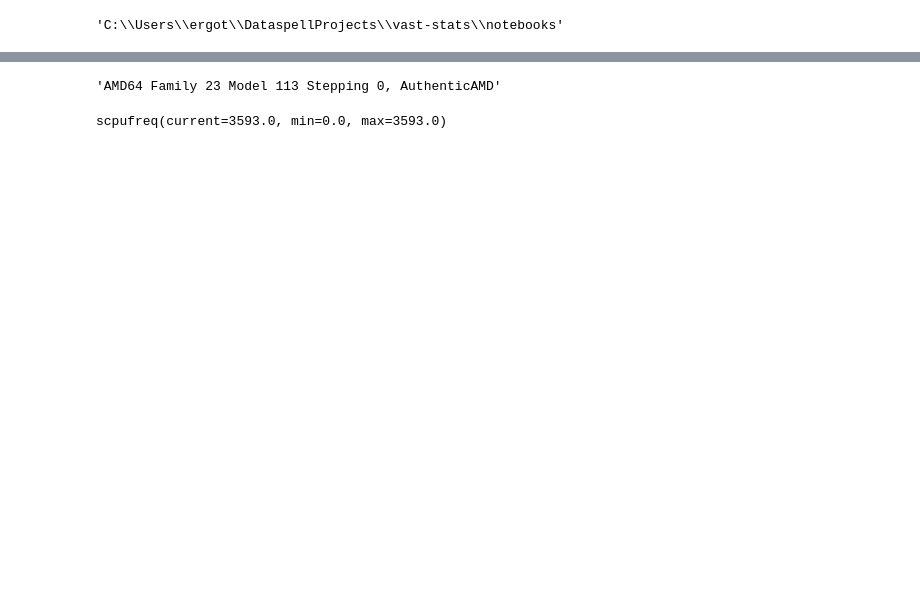
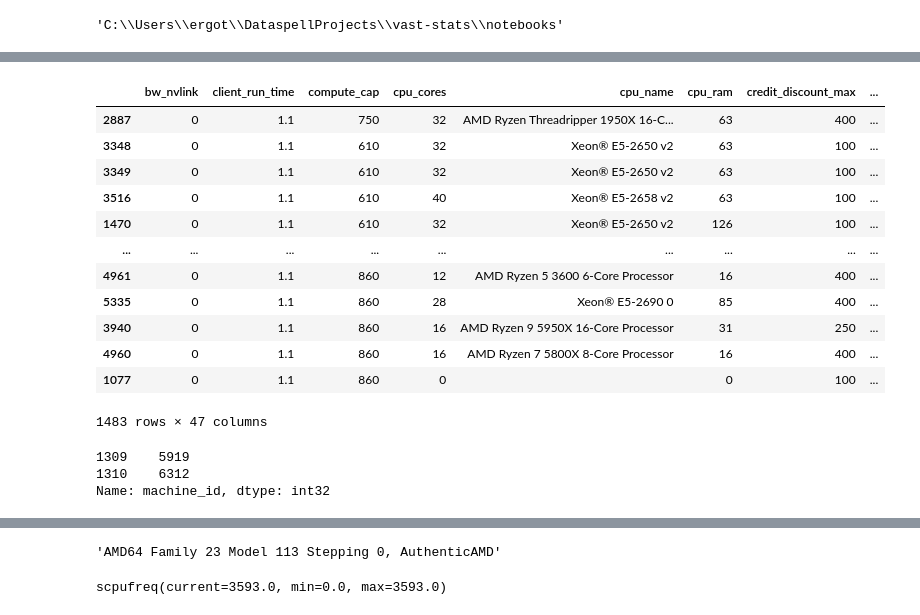
Before and after one commit to alkorolyov/vast-stats, a Jupyter notebook: notebooks/10 - tests.ipynb, the cells around one changed output, grey strips where cells are left out. Cells and saved outputs as stored; diff of their text form; code cells hidden in the pictures; blank space fills up the shorter version.

```diff
--- a/notebooks/10 - tests.ipynb
+++ b/notebooks/10 - tests.ipynb
@@ -225,0 +215,21 @@ InterfaceError: Error binding parameter 1 - probably unsupported type.
+# %%
+from src.utils import np_argmax_reduceat
+
+arr = np.array([
+    [8506, 4],
+    [274,  2],
+    [8506, 2],
+    [274,  1],
+],)
+
+ids = arr[:, 0]
+vals = arr[:, 1]
+
+sort_idx = np.argsort(ids)
+ids = ids[sort_idx]
+vals = vals[sort_idx]
+
+slice_idx = np.diff(ids).nonzero()[0] + 1
+slice_idx = np.hstack([0, slice_idx])
+
+vals[np_argmax_reduceat(vals, slice_idx)]
@@ -225,0 +257,4 @@ InterfaceError: Error binding parameter 1 - probably unsupported type.
+# %%
+_raw = _get_raw(offers_url)
+# %%
+raw = _raw.copy()
@@ -225,0 +330,16 @@ InterfaceError: Error binding parameter 1 - probably unsupported type.
+# %%
+machines
+# %% [output]
+|  | bw_nvlink | client_run_time | compute_cap | cpu_cores | cpu_name | cpu_ram | credit_discount_max | ... |
+| 2887 | 0 | 1.1 | 750 | 32 | AMD Ryzen Threadripper 1950X 16-C... | 63 | 400 | ... |
+| 3348 | 0 | 1.1 | 610 | 32 | Xeon® E5-2650 v2 | 63 | 100 | ... |
+| 3349 | 0 | 1.1 | 610 | 32 | Xeon® E5-2650 v2 | 63 | 100 | ... |
+| 3516 | 0 | 1.1 | 610 | 40 | Xeon® E5-2658 v2 | 63 | 100 | ... |
+| 1470 | 0 | 1.1 | 610 | 32 | Xeon® E5-2650 v2 | 126 | 100 | ... |
+| ... | ... | ... | ... | ... | ... | ... | ... | ... |
+| 4961 | 0 | 1.1 | 860 | 12 | AMD Ryzen 5 3600 6-Core Processor | 16 | 400 | ... |
+| 5335 | 0 | 1.1 | 860 | 28 | Xeon® E5-2690 0 | 85 | 400 | ... |
+| 3940 | 0 | 1.1 | 860 | 16 | AMD Ryzen 9 5950X 16-Core Processor | 31 | 250 | ... |
+| 4960 | 0 | 1.1 | 860 | 16 | AMD Ryzen 7 5800X 8-Core Processor | 16 | 400 | ... |
+| 1077 | 0 | 1.1 | 860 | 0 |  | 0 | 100 | ... |
+1483 rows × 47 columns
@@ -225,0 +350,6 @@ InterfaceError: Error binding parameter 1 - probably unsupported type.
+# %%
+machines[~machines.machine_id.isin(vast_exported)].machine_id
+# %% [output]
+1309    5919
+1310    6312
+Name: machine_id, dtype: int32
```
Also changed, not shown: parts of 73 cells of this notebook, 11 other files.
